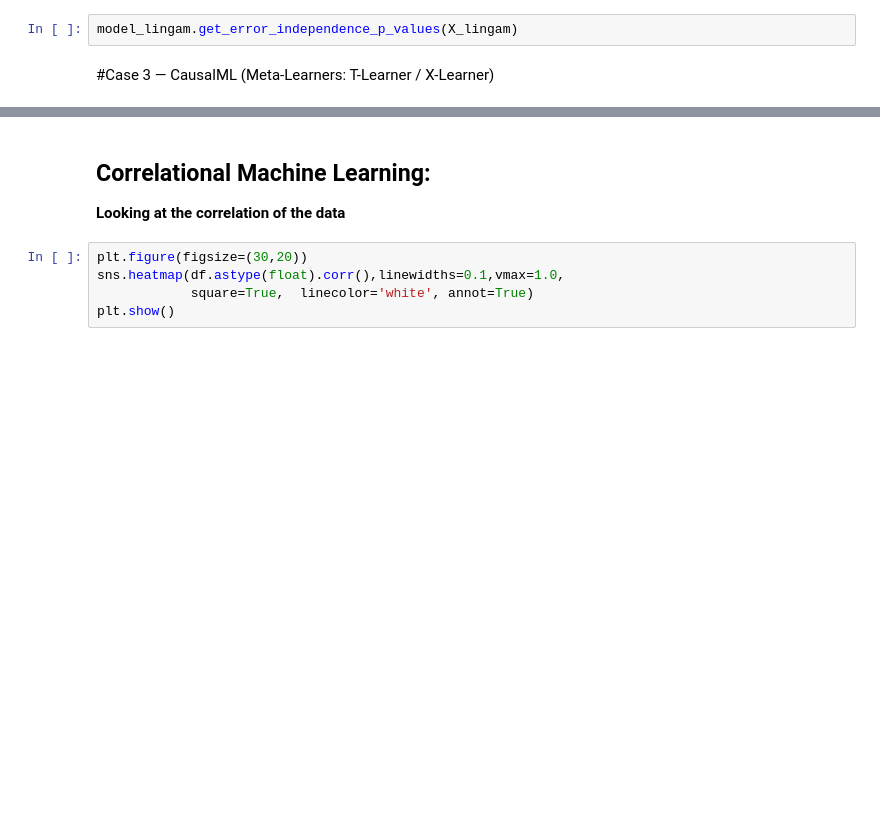
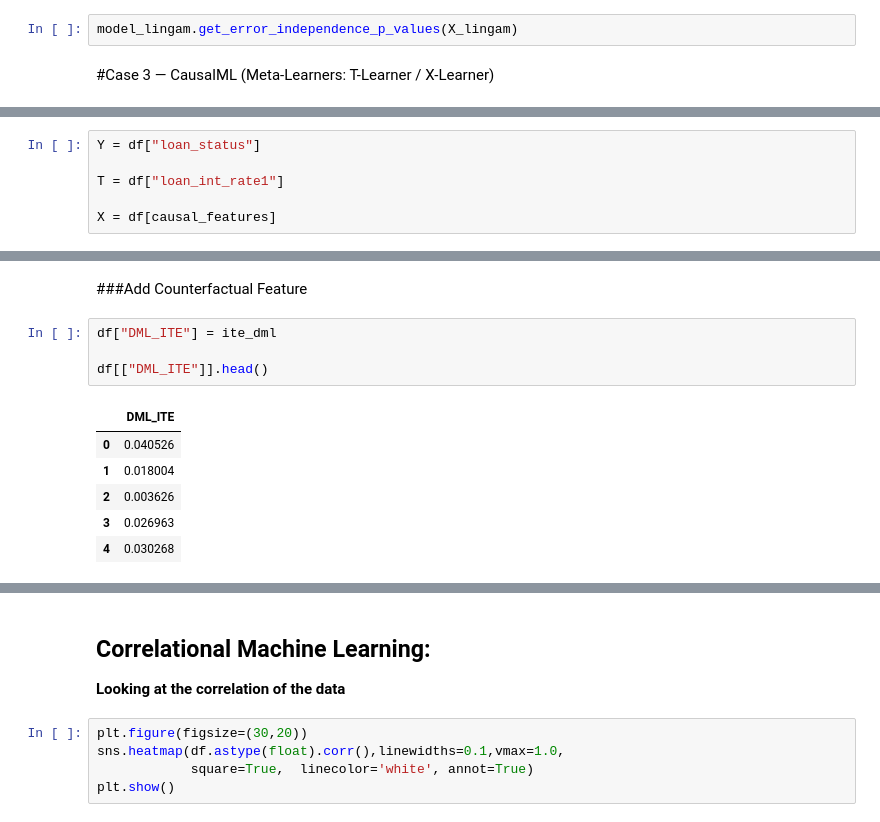
Before and after one commit to dzrich/PhD_Research_in_CausalML, a Jupyter notebook: CausalML2.ipynb, the cells around one changed output, grey strips where cells are left out. Saved outputs shown, nothing was run; the diff lists cells and outputs as text; blank space fills up the shorter version.

```diff
--- a/CausalML2.ipynb
+++ b/CausalML2.ipynb
@@ -654,0 +1007,6 @@ df = df_transformed
+# %%
+Y = df["loan_status"]
+
+T = df["loan_int_rate1"]
+
+X = df[causal_features]
@@ -654,0 +1051,13 @@ df = df_transformed
+# %% [markdown]
+###Add Counterfactual Feature
+# %%
+df["DML_ITE"] = ite_dml
+
+df[["DML_ITE"]].head()
+# %% [output]
+|  | DML_ITE |
+| 0 | 0.040526 |
+| 1 | 0.018004 |
+| 2 | 0.003626 |
+| 3 | 0.026963 |
+| 4 | 0.030268 |
```
Also changed, not shown: parts of 58 cells of this notebook.
